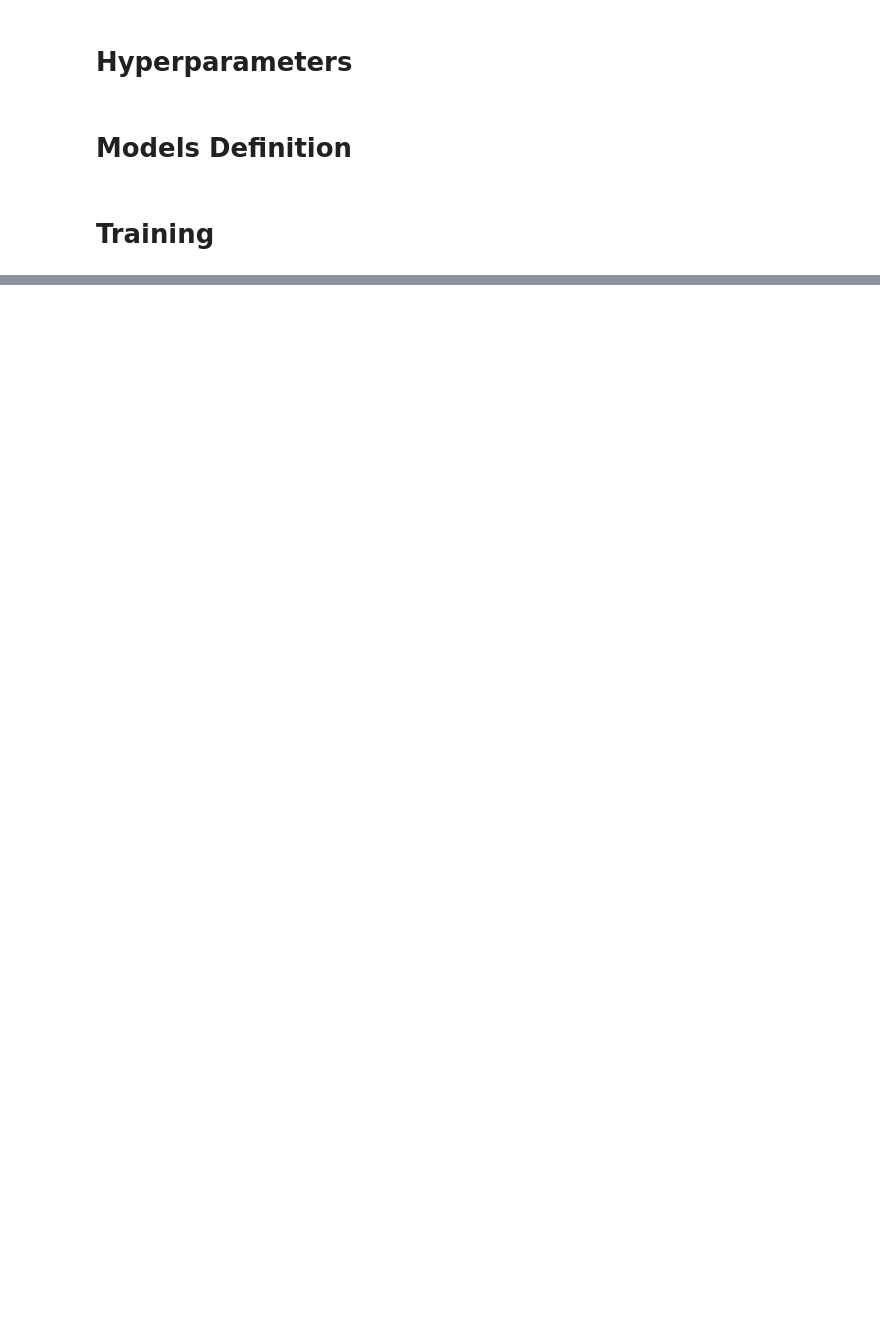
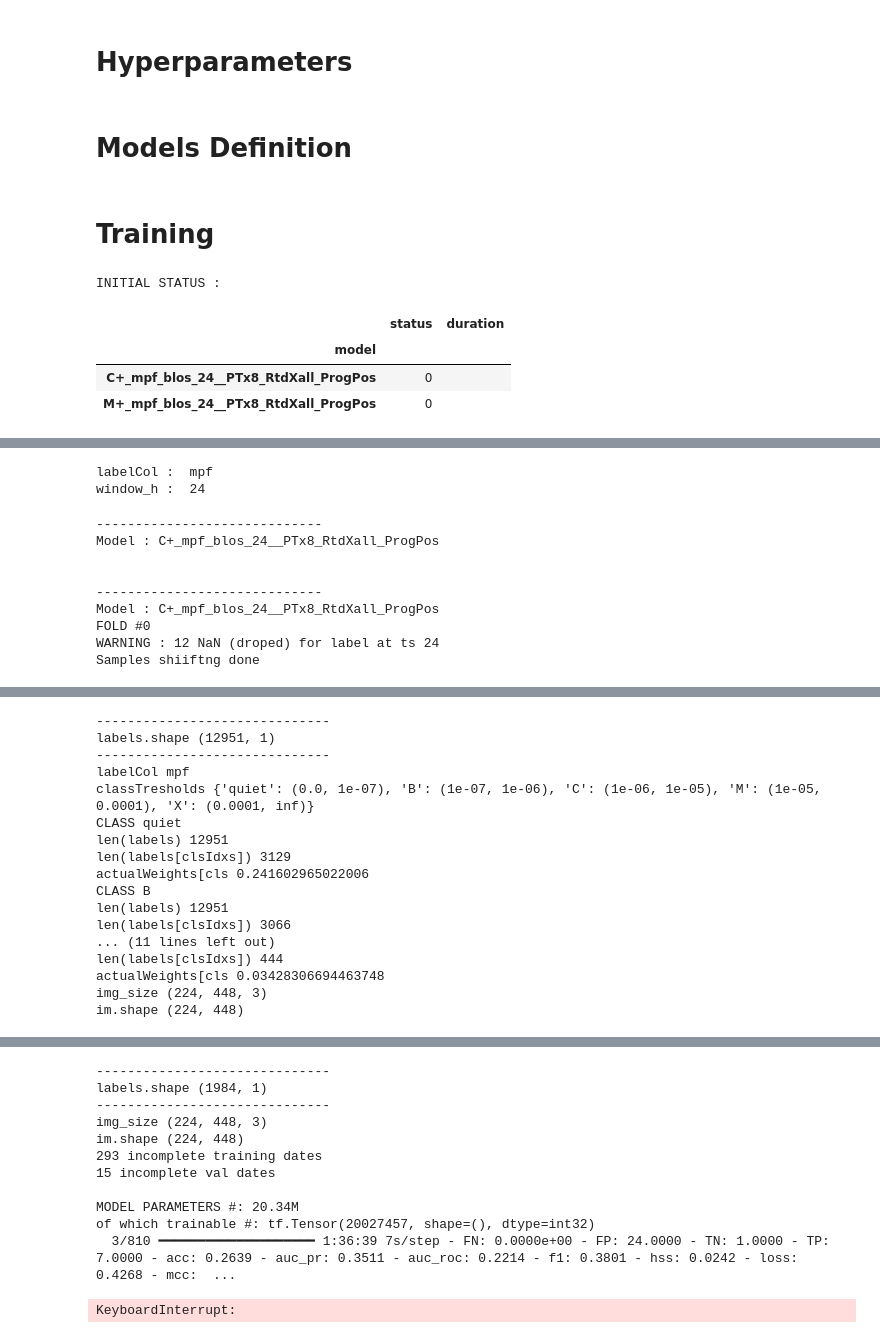
Before and after one commit to gfrancisco20/flare_limits_pcnn, a Jupyter notebook: 1_Training.ipynb, the cells around one changed output, grey strips where cells are left out. Saved outputs shown, nothing was run; the diff lists cells and outputs as text; code cells hidden in the pictures; blank space fills up the shorter version.

```diff
--- a/1_Training.ipynb
+++ b/1_Training.ipynb
@@ -134,8 +135,8 @@ BATCH_SIZE   = 16
 IMG_SIZE     = (224, 448, 3) # (512, 1024, 3) (224, 448, 3)
 PTCH_SIZE    = (112, 112, 3) # (256, 256, 3) (112, 112, 3)
 
-NEW_FOLDER_NAME   = None                 # New folder in which to store results
-CONTINUING_FOLDER = 'Results_Paper_PCNN' # Existing foler in which to store results
+NEW_FOLDER_NAME   = 'TEST_PCNN_Classification'                 # New folder in which to store results
+CONTINUING_FOLDER = None # Existing foler in which to store results
 
 if labelCol=='mpf':
   # aggregation type
@@ -203,7 +204,9 @@ num_classes = 2
 # Dataset common parameters
 ds_params = {'labelCol'    : labelCol,
              'num_classes' : num_classes,
-             'img_size'    : IMG_SIZE
+             'img_size'    : IMG_SIZE,
+             'shiftSamplesByLabelOff' : True,
+             'encoderIsTf' : False
              }
 
 # Models common parameters
@@ -264,8 +267,8 @@ from utilsTraining import setUpResultFolder, conditionalHyperParameters, trainCo
 from sundl.utils.data import read_Dataframe_With_Dates, loadMinMaxDates
 from sundl.utils.flare.windows import windowHistoryFromFlList
 
-models = [(PCNN_C, ['0193x0211x0094'], h) for h in windowSizesH] + \
-         [(PCNN_M, ['0193x0211x0094'], h) for h in windowSizesH]
+models = [(PCNN_C, ['blos'], h) for h in windowSizesH] + \
+         [(PCNN_M, ['blos'], h) for h in windowSizesH]
 
 log, resDir, modelDir, mtcDict = setUpResultFolder(
     models = models,
@@ -355,6 +358,7 @@ for modelInstantiater, channels, h in tqdm(models):
           modelDirSub = modelDir + f'/{full_name_comb}'
           if CV_K is not None:
             modelDirSub = modelDirSub + f'_fd{kf:0>3d}'
+          modelDirSub += '.keras'
 
         # DATASETS INSTANTIATION
         dfSamples_train = df_train.copy()
@@ -370,6 +374,7 @@ for modelInstantiater, channels, h in tqdm(models):
               channels   = channels,
               dfTimeseries = dfFlareHistory.copy(),
               samples    = dfSamples_train.copy(),
+              ts_off_label_hours = [h],
               batch_size = BATCH_SIZE,
               epochs     = EPOCHS,
               cache      = CACHE,
@@ -383,6 +388,7 @@ for modelInstantiater, channels, h in tqdm(models):
               channels   = channels,
               dfTimeseries = dfFlareHistory.copy(),
               samples    = dfSamples_val.copy(),
+              ts_off_label_hours = [h],
               batch_size = BATCH_SIZE,
               epochs     = EPOCHS,
               cache      = CACHE,
@@ -426,37 +432,43 @@ for modelInstantiater, channels, h in tqdm(models):
                               validation_data = dsVal,#.take(1),
                               callbacks = callbacks,
                               verbose = 1 #verbose
                               )
           historyData = history.history
           if SAVE_MODEL:
             pathConfigModel = modelDirSub + f'_config.pkl'
             modelInstantiater.saveConfig(pathConfigModel)
         # vectorizing metric reesults
         historyData = {m : np.array(historyData[m]) for m in historyData.keys()}
 
         # ADDITIONAL METRIC
         historyData['far'] = 1 - historyData['precision']
         historyData['val_far'] = 1 - historyData['val_precision']
 
         # PRINTING TRAINING HISTORY
         printTrainingResults(historyData)
+
+        # SAVING FOLD RESULTS
+        res[full_name_comb].append(pd.DataFrame(historyData))
+        res[full_name_comb][-1].index.names = ['epoch']
+        num_inst = len(dfSamples_train)
+        res[full_name_comb][-1]['num_train_inst'] = (res[full_name_comb][-1].index + 1) * num_inst
+        res[full_name_comb][-1].to_csv(resDir+f'/training_folds/training_{full_name_comb}_fd{kf:0>3d}.csv',index=True)
         kf+=1 # fold index
-
-      # SAVING FOLD RESULTS
-      res[full_name_comb].append(pd.DataFrame(historyData))
-      res[full_name_comb][-1].index.names = ['epoch']
-      num_inst = len(dfSamples_train)
-      res[full_name_comb][-1]['num_train_inst'] = (res[full_name_comb][-1].index + 1) * num_inst
-      res[full_name_comb][-1].to_csv(resDir+f'/training_folds/training_{full_name_comb}_fd{kf:0>3d}.csv',index=True)
 
 
       # END OF CV-LOOP
       #===================================================
 
     # SAVING GENERAL RESULTS
     res, best, bestCVCrossEpoch = saveTrainingResults(resDir, res, best, bestCVCrossEpoch, full_name_comb, CV_K)
 
     duration = time.time() - duration
     log.loc[full_name_comb, 'status'] = 1
     log.loc[full_name_comb, 'duration'] = f'{duration//3600:0>2.0f}h {duration//60%60:0>2.0f}m {duration%60:0>2.0f}s'
     log.to_csv(resDir + '/log.csv')
+# %% [output]
+INITIAL STATUS :
+|  | status | duration |
+| model |  |  |
+| C+_mpf_blos_24__PTx8_RtdXall_ProgPos | 0 |  |
+| M+_mpf_blos_24__PTx8_RtdXall_ProgPos | 0 |  |
@@ -462,0 +477,11 @@ for modelInstantiater, channels, h in tqdm(models):
+labelCol :  mpf
+window_h :  24
+-----------------------------
+Model : C+_mpf_blos_24__PTx8_RtdXall_ProgPos
+
+
+-----------------------------
+Model : C+_mpf_blos_24__PTx8_RtdXall_ProgPos
+FOLD #0
+WARNING : 12 NaN (droped) for label at ts 24
+Samples shiiftng done
@@ -462,0 +489,17 @@ for modelInstantiater, channels, h in tqdm(models):
+------------------------------
+labels.shape (12951, 1)
+------------------------------
+labelCol mpf
+classTresholds {'quiet': (0.0, 1e-07), 'B': (1e-07, 1e-06), 'C': (1e-06, 1e-05), 'M': (1e-05, 0.0001), 'X': (0.0001, inf)}
+CLASS quiet
+len(labels) 12951
+len(labels[clsIdxs]) 3129
+actualWeights[cls 0.241602965022006
+CLASS B
+len(labels) 12951
+len(labels[clsIdxs]) 3066
+... (11 lines left out)
+len(labels[clsIdxs]) 444
+actualWeights[cls 0.03428306694463748
+img_size (224, 448, 3)
+im.shape (224, 448)
@@ -462,0 +509,12 @@ for modelInstantiater, channels, h in tqdm(models):
+------------------------------
+labels.shape (1984, 1)
+------------------------------
+img_size (224, 448, 3)
+im.shape (224, 448)
+293 incomplete training dates
+15 incomplete val dates
+
+MODEL PARAMETERS #: 20.34M
+of which trainable #: tf.Tensor(20027457, shape=(), dtype=int32)
+  3/810 ━━━━━━━━━━━━━━━━━━━━ 1:36:39 7s/step - FN: 0.0000e+00 - FP: 24.0000 - TN: 1.0000 - TP: 7.0000 - acc: 0.2639 - auc_pr: 0.3511 - auc_roc: 0.2214 - f1: 0.3801 - hss: 0.0242 - loss: 0.4268 - mcc:  ...
+KeyboardInterrupt:
```
Also changed, not shown: parts of 9 cells of this notebook, 38 other files.
